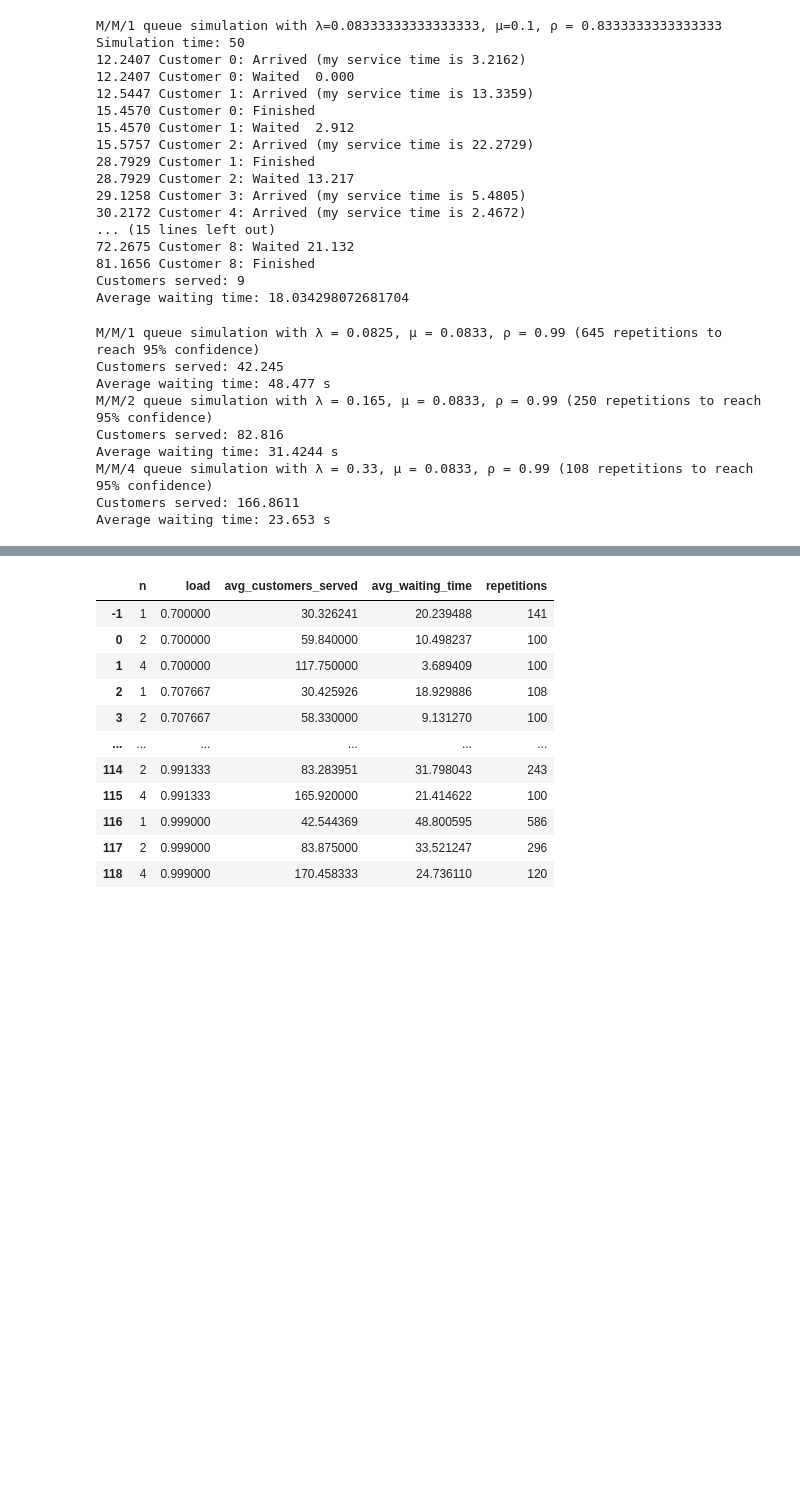
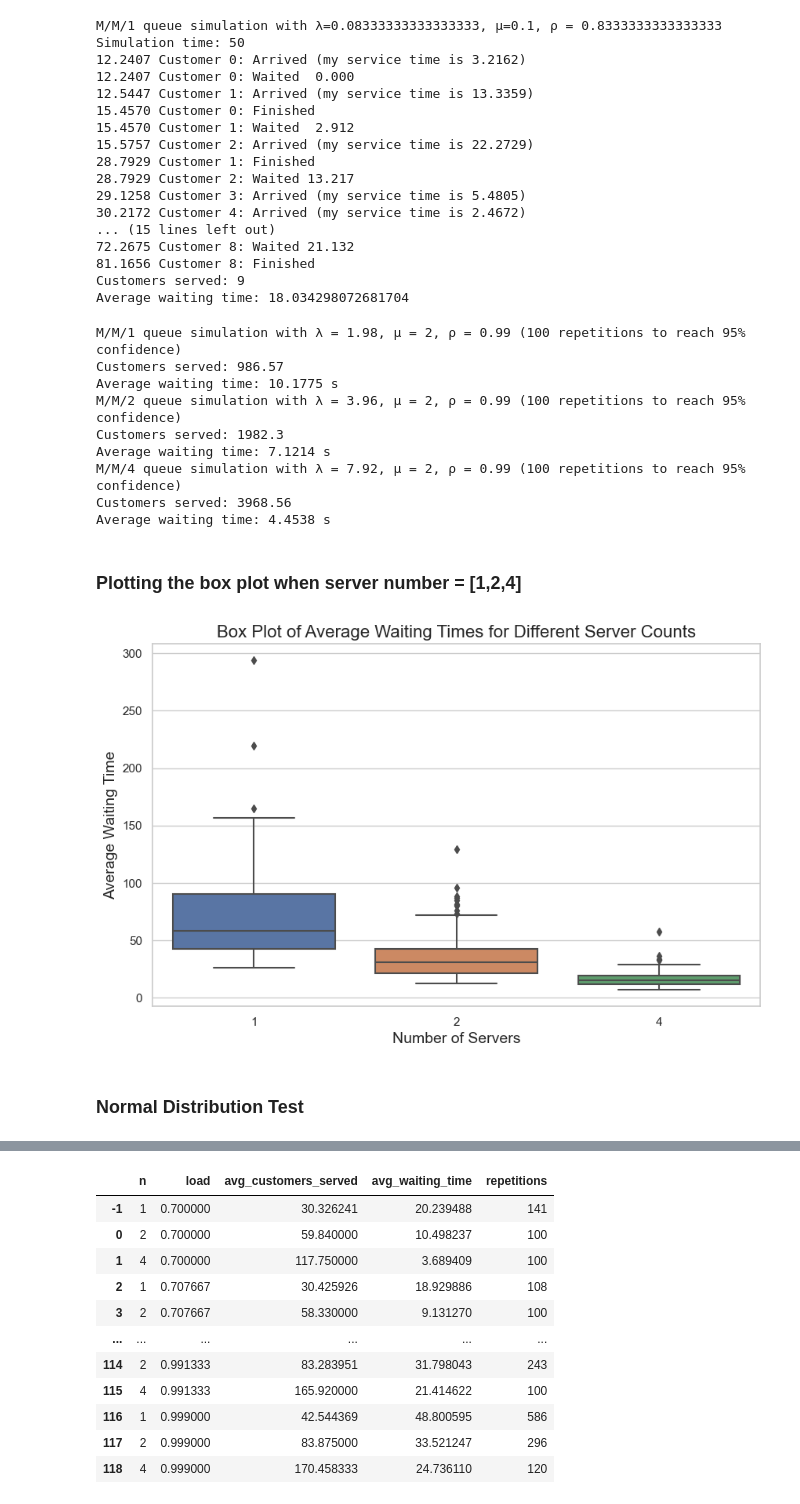
Before and after one commit to ThomasTenDamme/Stochastic_Simulation_Assignment2, a Jupyter notebook: Assignment 2 Thomas.ipynb, the cells around one changed output, grey strips where cells are left out. Cells and saved outputs as stored; diff of their text form; code cells hidden in the pictures; blank space fills up the shorter version.

```diff
--- a/Assignment 2 Thomas.ipynb
+++ b/Assignment 2 Thomas.ipynb
@@ -163,7 +165,7 @@ Average waiting time: 18.034298072681704
 RANDOM_SEED = 42
 SIMULATION_TIME = 500
 
-MU = 1/12 # Service rate
+MU = 1/10 # Service rate
 LOAD = 0.99 # Load factor
 
 # We repeat until the average waiting time estimate is within 3 second of the true value (95% confidence)
@@ -209,12 +211,59 @@ for n in [1, 2, 4]:
     print(f"Average waiting time: {round(np.mean(avg_waiting_times), decimals)} s")
     # print(f"Average service time: {round(np.mean(avg_service_times), decimals)} s\n")
 # %% [output]
-M/M/1 queue simulation with λ = 0.0825, μ = 0.0833, ρ = 0.99 (645 repetitions to reach 95% confidence)
-Customers served: 42.245
-Average waiting time: 48.477 s
-M/M/2 queue simulation with λ = 0.165, μ = 0.0833, ρ = 0.99 (250 repetitions to reach 95% confidence)
-Customers served: 82.816
-Average waiting time: 31.4244 s
-M/M/4 queue simulation with λ = 0.33, μ = 0.0833, ρ = 0.99 (108 repetitions to reach 95% confidence)
-Customers served: 166.8611
-Average waiting time: 23.653 s
+M/M/1 queue simulation with λ = 1.98, μ = 2, ρ = 0.99 (100 repetitions to reach 95% confidence)
+Customers served: 986.57
+Average waiting time: 10.1775 s
+M/M/2 queue simulation with λ = 3.96, μ = 2, ρ = 0.99 (100 repetitions to reach 95% confidence)
+Customers served: 1982.3
+Average waiting time: 7.1214 s
+M/M/4 queue simulation with λ = 7.92, μ = 2, ρ = 0.99 (100 repetitions to reach 95% confidence)
+Customers served: 3968.56
+Average waiting time: 4.4538 s
+# %% [markdown]
+### Plotting the box plot when server number = [1,2,4]
+# %%
+def run_simulation(num_servers):
+    avg_waiting_times = []
+    for _ in range(SIMULATIONS):
+        env = simpy.Environment()
+        bank = Bank(env, num_servers, MU)
+        env.process(setup(env, bank, SIMULATION_TIME, num_servers * MU * 0.9))
+        env.run()
+        avg_waiting_times.append(np.mean(bank.waiting_times))
+    return avg_waiting_times
+
+# Parameters for the simulation
+MU = 1/10 # Service rate
+SIMULATION_TIME = 5000
+SIMULATIONS = 100
+servers = [1, 2, 4]
+
+# Dictionary to hold simulation results
+simulation_results = {}
+
+# Run simulations for different numbers of servers
+for num_servers in servers:
+    simulation_results[num_servers] = run_simulation(num_servers)
+
+# Preparing data for box plot
+data_for_plot = []
+for num_servers, times in simulation_results.items():
+    for time in times:
+        data_for_plot.append([num_servers, time])
+
+# Convert data to DataFrame for plotting
+df = pd.DataFrame(data_for_plot, columns=['Servers', 'Mean Waiting Time'])
+
+# Generate box plot
+plt.figure(figsize=(10, 6))
+sns.set(style='whitegrid')
+sns.boxplot(x='Servers', y='Mean Waiting Time', data=df)
+plt.title('Box Plot of Average Waiting Times for Different Server Counts', fontsize = 16)
+plt.xlabel('Number of Servers', fontsize = 14)
+plt.ylabel('Average Waiting Time', fontsize = 14)
+plt.show()
+# %% [output]
+[figure, added]
+# %% [markdown]
+### Normal Distribution Test
```
Also changed, not shown: parts of 24 cells of this notebook.
